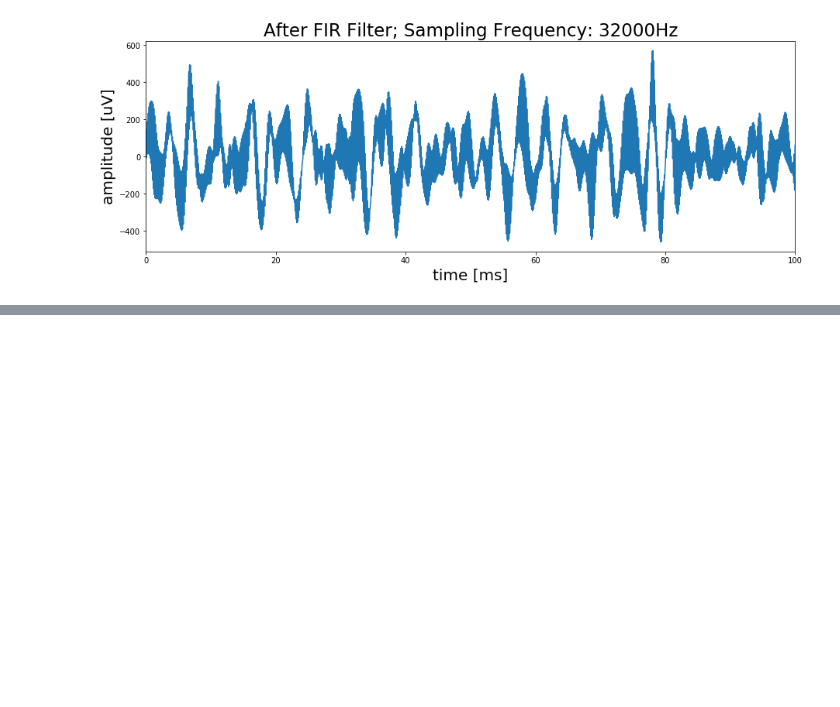
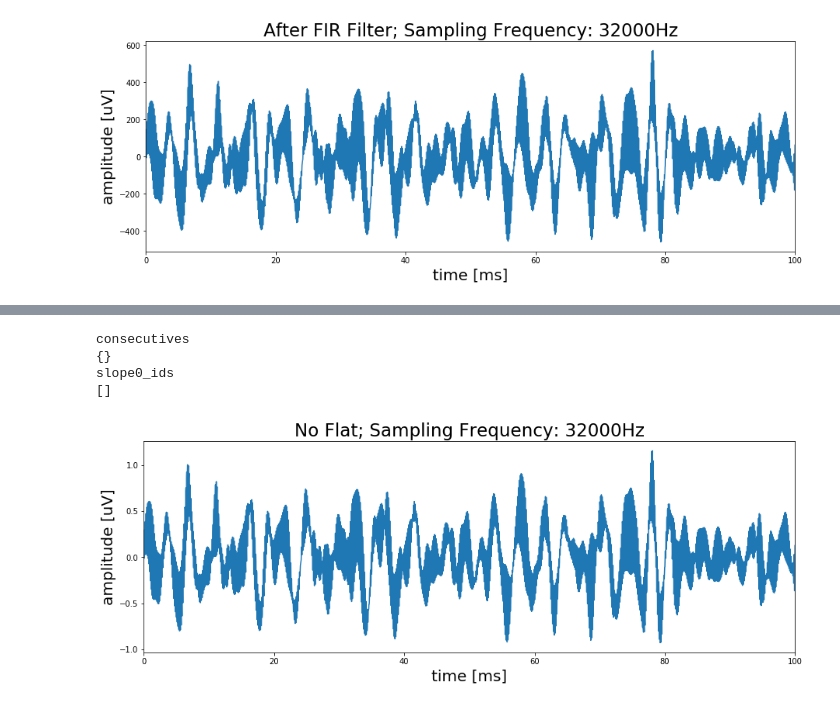
Before and after one commit to ninamiolane/connect, a Jupyter notebook: inspect.ipynb, the cells around one changed output, grey strips where cells are left out. Cells and saved outputs as stored; diff of their text form; code cells hidden in the pictures; blank space fills up the shorter version.

```diff
--- a/inspect.ipynb
+++ b/inspect.ipynb
@@ -315,0 +271,17 @@ filt_samples = (filt_samples - nanmean) / nanstd
+# %%
+def get_flat_ids(original_samples, channel_id=0):
+    slopes = np.diff(original_samples, axis=0)
+    #print(slopes.shape)
+    #print(slopes)
+
+    # Find indices where the signal is flat from a time point to the next
+    slope0_ids = np.where(slopes==0)[0]  # Nothing is flat?!
+    #print(slope0_ids.shape)
+    #print(slope0_ids)
+
+    # Look for time intervals between flatnesses
+    diff_slope0_ids = np.diff(slope0_ids, axis=0)
+    #print(diff_ids)
+    flat_ids = np.where(diff_slope0_ids==1)[0]  # Not sure this is needed?
+   # print(flat_ids)
+    return flat_ids, slope0_ids
@@ -315,0 +307,48 @@ filt_samples = (filt_samples - nanmean) / nanstd
+# %%
+# TODO(nina): Understand what is going on here -  Skip for now
+
+# Assuming channels are electrodes
+# TODO(nina): right now channel_id is not used
+def remove_flat_regions(samples, channel_id=0):
+    """
+    From Eric's code in Archive.
+    Removing data around flat regions of the raw data.
+    """
+    # Where it is flat and we can remove altogether
+    flat_ids, slope0_ids = get_flat_ids(samples)
+    consecutives = consecutive_integers(flat_ids, ops_min_consecutive)
+    print('consecutives')
+    print(consecutives)
+    print('slope0_ids')
+    print(slope0_ids)
+    filtered_samples = samples
+    for _, consecutive in consecutives.items():
+        # Each block of flat thing to remove
+        print('cons')
+        print(consecutive)
+        start_slope0_id = consecutive['start_integer']
+        start_idx = slope0_ids[start_slope0_id] #1
+
+        start_idx = np.max([0, start_idx - ops_flat_window])  # Add window
+
+        end_idx = slope0_ids[consecutive['end_integer']]
+        end_idx = np.min([num_samples+1, end_idx + ops_flat_window])  # Add window
+        print('start and end')
+        print(start_idx)
+        print(end_idx)
+        # TODO(nina): Problem with nan?
+        filtered_samples[start_idx:end_idx+1] = np.nan  # 666
+
+    nanmean = np.nanmean(filtered_samples)
+    nanstd = np.nanstd(filtered_samples)
+    filtered_samples = (filtered_samples - nanmean) / nanstd
+    return filtered_samples
+
+samples_no_flat = remove_flat_regions(samples_no_extreme)
+plot_samples(samples_no_flat, 100, 'No Flat; ')
+# %% [output]
+consecutives
+{}
+slope0_ids
+[]
+[figure, added]
```
Also changed, not shown: parts of 20 cells of this notebook, 1 other file.
